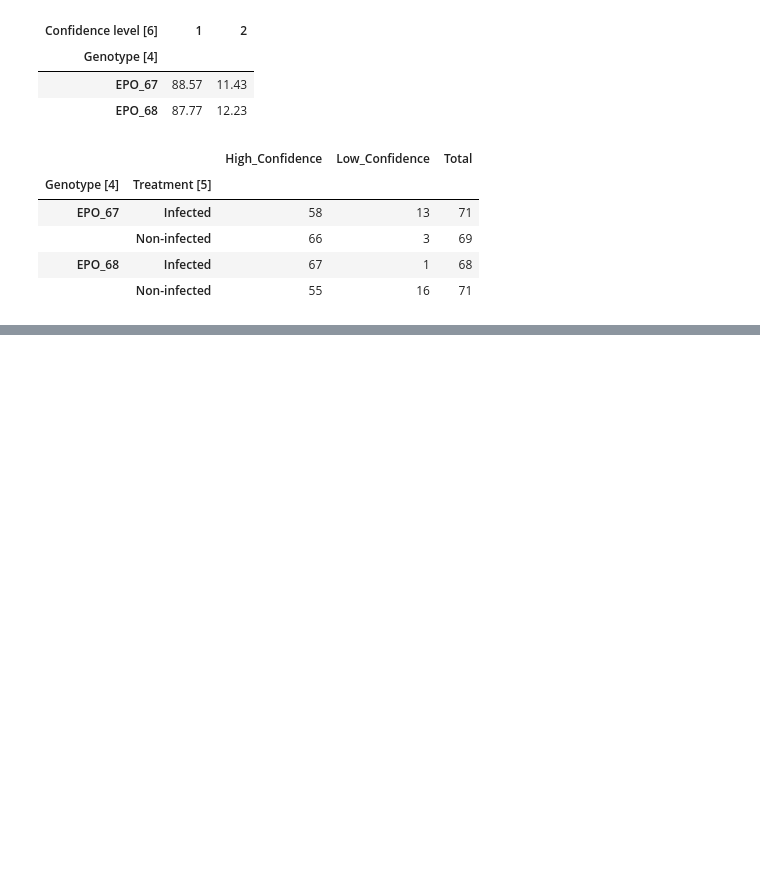
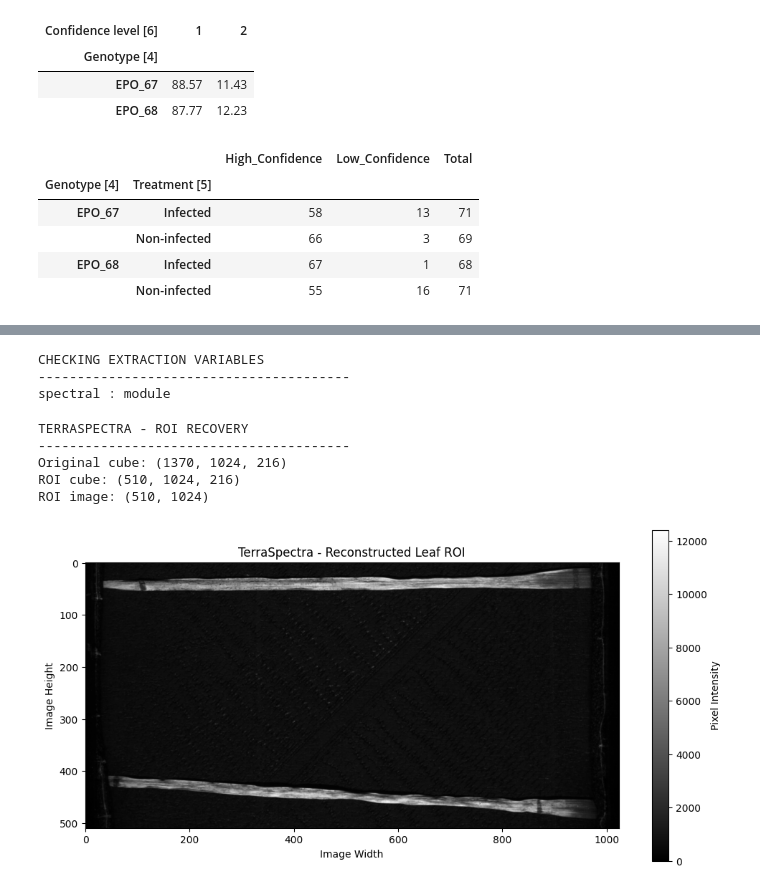
Before and after one commit to megha-0066/TerraSpectra, a Jupyter notebook: TeraSpectra.ipynb, the cells around one changed output, grey strips where cells are left out. Saved outputs shown, nothing was run; the diff lists cells and outputs as text; code cells hidden in the pictures; blank space fills up the shorter version.

```diff
--- a/TeraSpectra.ipynb
+++ b/TeraSpectra.ipynb
@@ -1622,0 +1106,48 @@ Coordinates shape: (33127, 2)
+# %%
+print("CHECKING EXTRACTION VARIABLES")
+print("-" * 40)
+
+keywords = ["mask", "coord", "roi", "spectra", "valid"]
+
+for name in globals():
+    if any(word in name.lower() for word in keywords):
+        value = globals()[name]
+
+        if isinstance(value, np.ndarray):
+            print(name, ":", value.shape)
+        else:
+            print(name, ":", type(value).__name__)
+# %% [output]
+CHECKING EXTRACTION VARIABLES
+----------------------------------------
+spectral : module
+# %%
+# Reconstruct the leaf region
+roi_cube = cube[530:1040, :, :]
+
+# Display spectral band 100
+roi_image = roi_cube[:, :, 100]
+
+print("TERRASPECTRA - ROI RECOVERY")
+print("-" * 40)
+
+print("Original cube:", cube.shape)
+print("ROI cube:", roi_cube.shape)
+print("ROI image:", roi_image.shape)
+
+import matplotlib.pyplot as plt
+
+plt.figure(figsize=(12, 6))
+plt.imshow(roi_image, cmap="gray")
+plt.title("TerraSpectra - Reconstructed Leaf ROI")
+plt.xlabel("Image Width")
+plt.ylabel("Image Height")
+plt.colorbar(label="Pixel Intensity")
+plt.show()
+# %% [output]
+TERRASPECTRA - ROI RECOVERY
+----------------------------------------
+Original cube: (1370, 1024, 216)
+ROI cube: (510, 1024, 216)
+ROI image: (510, 1024)
+[figure, added]
```
Also changed, not shown: parts of 42 cells of this notebook.
